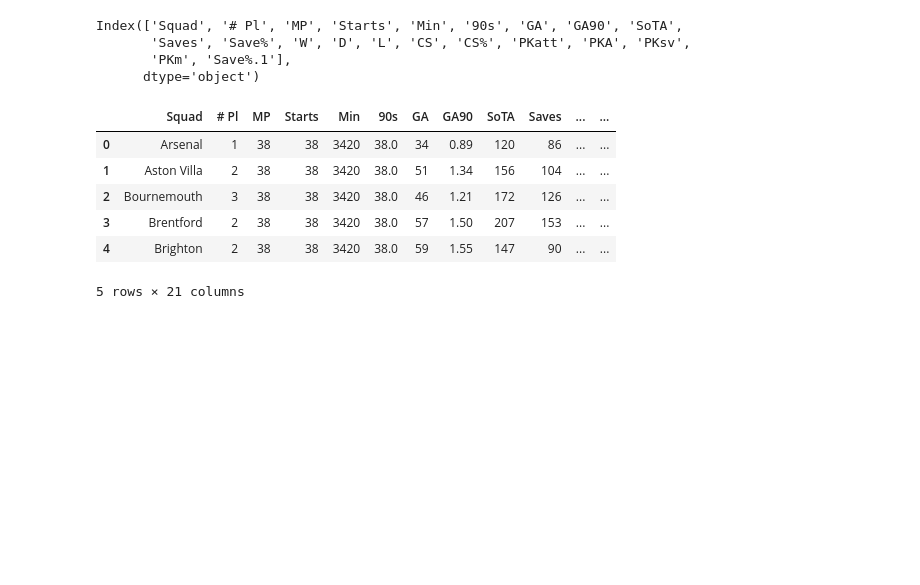
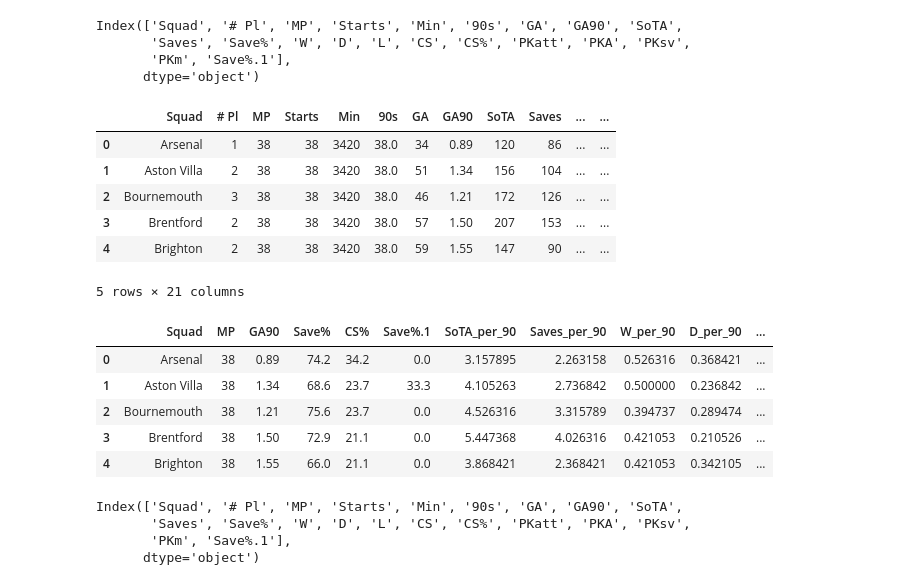
Before and after one commit to patel-mark/football_data_processing, a Jupyter notebook: notebooks/Untitled.ipynb, the cells around one changed output. Saved outputs shown, nothing was run; the diff lists cells and outputs as text; code cells hidden in the pictures; blank space fills up the shorter version.

Commit message:
Squad_Goalkeeping_Stats_df

```diff
--- a/notebooks/Untitled.ipynb
+++ b/notebooks/Untitled.ipynb
@@ -140,3 +140,36 @@ PL_3.head()
 | 3 | Brentford | 2 | 38 | 38 | 3420 | 38.0 | 57 | 1.50 | 207 | 153 | ... | ... |
 | 4 | Brighton | 2 | 38 | 38 | 3420 | 38.0 | 59 | 1.55 | 147 | 90 | ... | ... |
 5 rows × 21 columns
+# %%
+# Define columns to drop entirely
+drop_cols = ['# Pl', 'Starts', 'Min', '90s', 'GA', 'CS']
+
+# Define columns to divide by 'MP' (and later drop)
+divide_cols = ['SoTA','Saves', 'W', 'D', 'L', 'PKatt', 'PKA', 'PKsv','PKm']
+
+# Create new calculated columns (original_value / MP)
+for col in divide_cols:
+    new_col_name = f'{col}_per_90'  # Name for the new column
+    PL_3[new_col_name] = PL_3[col] / PL_3['MP']  # Perform division
+
+    # Handle division by zero (if MP=0, set result to 0)
+    PL_3.loc[PL_3['MP'] == 0, new_col_name] = 0
+
+# Drop both the initial drop_cols and the original divide_cols
+PL_3.drop(columns=drop_cols + divide_cols, inplace=True)
+# %%
+PL_3.head()
+# %% [output]
+|  | Squad | MP | GA90 | Save% | CS% | Save%.1 | SoTA_per_90 | Saves_per_90 | W_per_90 | D_per_90 | ... |
+| 0 | Arsenal | 38 | 0.89 | 74.2 | 34.2 | 0.0 | 3.157895 | 2.263158 | 0.526316 | 0.368421 | ... |
+| 1 | Aston Villa | 38 | 1.34 | 68.6 | 23.7 | 33.3 | 4.105263 | 2.736842 | 0.500000 | 0.236842 | ... |
+| 2 | Bournemouth | 38 | 1.21 | 75.6 | 23.7 | 0.0 | 4.526316 | 3.315789 | 0.394737 | 0.289474 | ... |
+| 3 | Brentford | 38 | 1.50 | 72.9 | 21.1 | 0.0 | 5.447368 | 4.026316 | 0.421053 | 0.210526 | ... |
+| 4 | Brighton | 38 | 1.55 | 66.0 | 21.1 | 0.0 | 3.868421 | 2.368421 | 0.421053 | 0.342105 | ... |
+# %%
+PL_4.columns
+# %% [output]
+Index(['Squad', '# Pl', 'MP', 'Starts', 'Min', '90s', 'GA', 'GA90', 'SoTA',
+       'Saves', 'Save%', 'W', 'D', 'L', 'CS', 'CS%', 'PKatt', 'PKA', 'PKsv',
+       'PKm', 'Save%.1'],
+      dtype='object')
```
Also changed, not shown: parts of 3 cells of this notebook.
